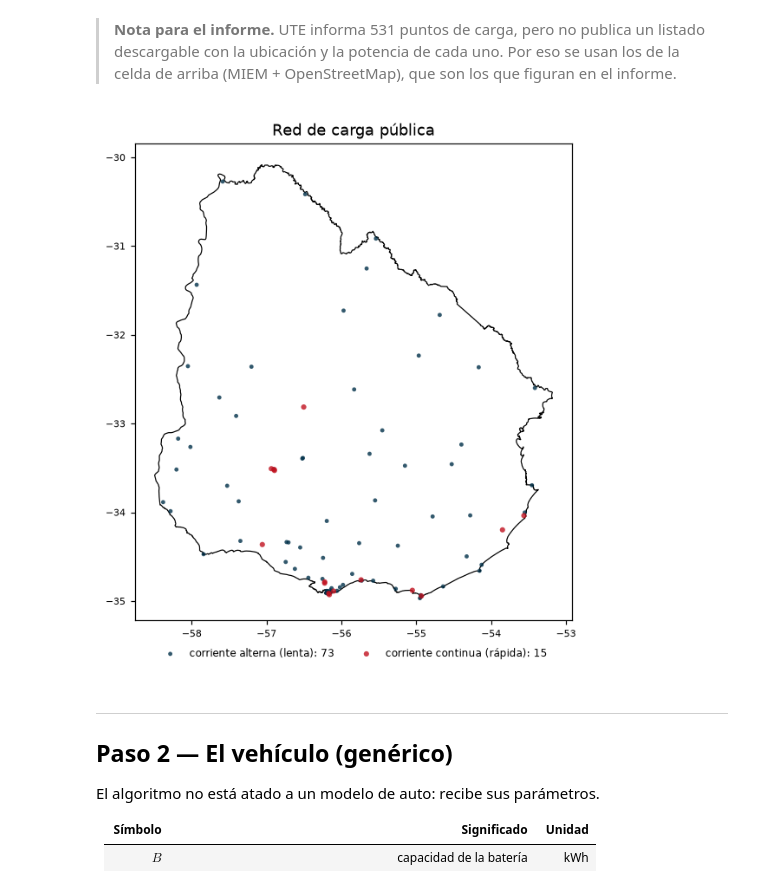
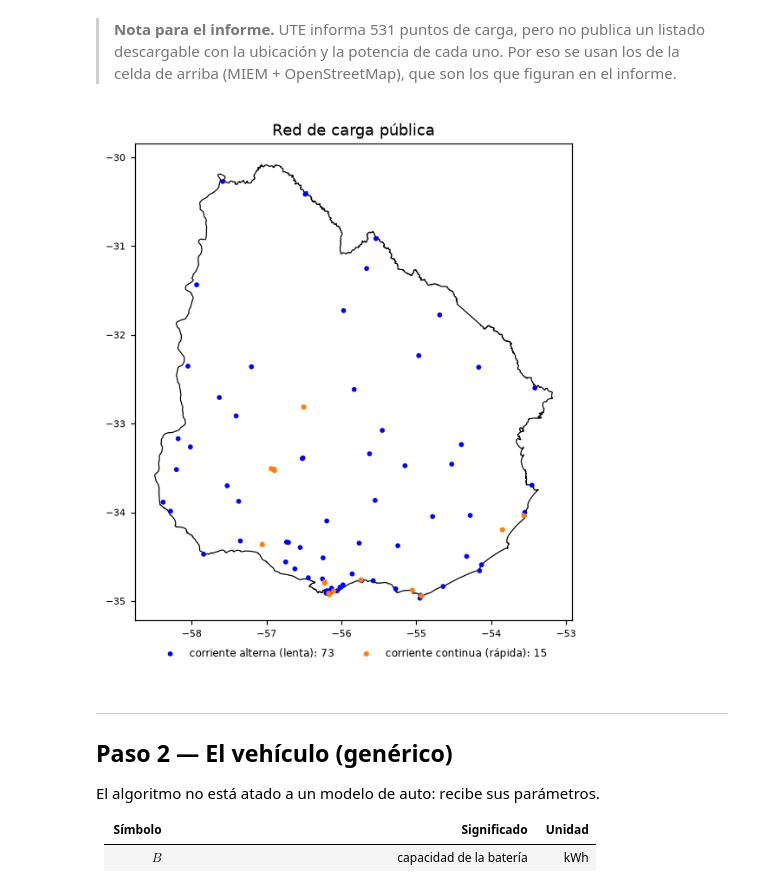
Before and after one commit to constanza-bonino/rutas-vehiculos-electricos-uy, a Jupyter notebook: rutas_ve_uruguay.ipynb, the cells around one changed output. Cells and saved outputs as stored; diff of their text form; code cells hidden in the pictures.

```diff
--- a/rutas_ve_uruguay.ipynb
+++ b/rutas_ve_uruguay.ipynb
@@ -369,36 +368,37 @@ ARCHIVO_BORDE = DATOS / "borde_uruguay.geojson"
 if not ARCHIVO_BORDE.exists():
     descargar(URL_BORDE, ARCHIVO_BORDE)
 
 BORDE = []
 for f in json.loads(ARCHIVO_BORDE.read_text(encoding="utf-8"))["features"]:
     g = f["geometry"]
     poligonos = [g["coordinates"]] if g["type"] == "Polygon" else g["coordinates"]
     BORDE += [np.array(p[0]) for p in poligonos]          # contorno exterior (lon, lat)
 
 
-def dibujar_red(ax=None, df=cargadores, titulo="Red de carga pública", alpha=0.8):
+def dibujar_red(ax=None, df=cargadores, titulo="Red de carga pública", alpha=1.0):
     if ax is None:
         _, ax = plt.subplots(figsize=(6.5, 6.5))
     for tipo, et in (("CA", "corriente alterna (lenta)"),
                      ("CC", "corriente continua (rápida)")):
         s = df[df.tipo == tipo]
-        ax.scatter(s.lon, s.lat, s=10 if tipo == "CA" else 16, alpha=alpha,
+        ax.scatter(s.lon, s.lat, s=14 if tipo == "CA" else 16, alpha=alpha,
+                   color="blue" if tipo == "CA" else "tab:orange",
                    label=f"{et}: {len(s)}", edgecolors="none")
     xlim, ylim = ax.get_xlim(), ax.get_ylim()           # zoom que dan los puntos
     for b in BORDE:
         ax.plot(b[:, 0], b[:, 1], color="black", lw=0.8, zorder=0)
     if xlim[1] - xlim[0] < 3:   # zona chica (< 3° de longitud): se mantiene el zoom
         ax.set_xlim(xlim); ax.set_ylim(ylim)
     ax.set_aspect(1 / math.cos(math.radians(-32.5)))   # que Uruguay no se vea estirado
     ax.set_title(titulo)
     ax.tick_params(labelsize=7)
     ax.legend(loc="upper center", bbox_to_anchor=(0.5, 0), borderaxespad=2.2, ncol=2,
               fontsize=8, frameon=False)
     return ax
 
 dibujar_red(); guardar("red_de_carga")
 # %% [output]
-[figure, old version]
+[figure, new version]
 # %% [markdown]
 ---
 ## Paso 2 — El vehículo (genérico)
```
Also changed, not shown: parts of 21 cells of this notebook, 9 other files.
